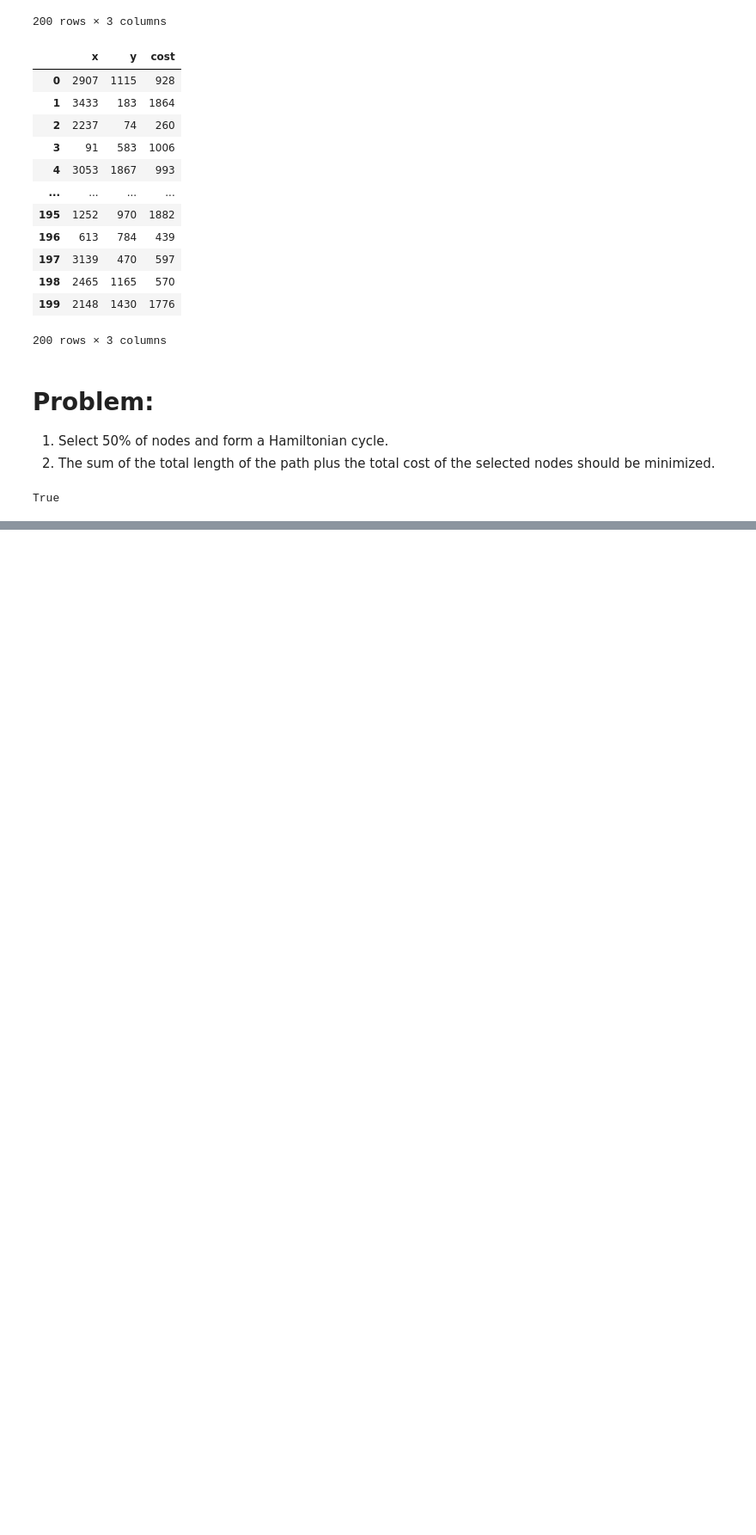
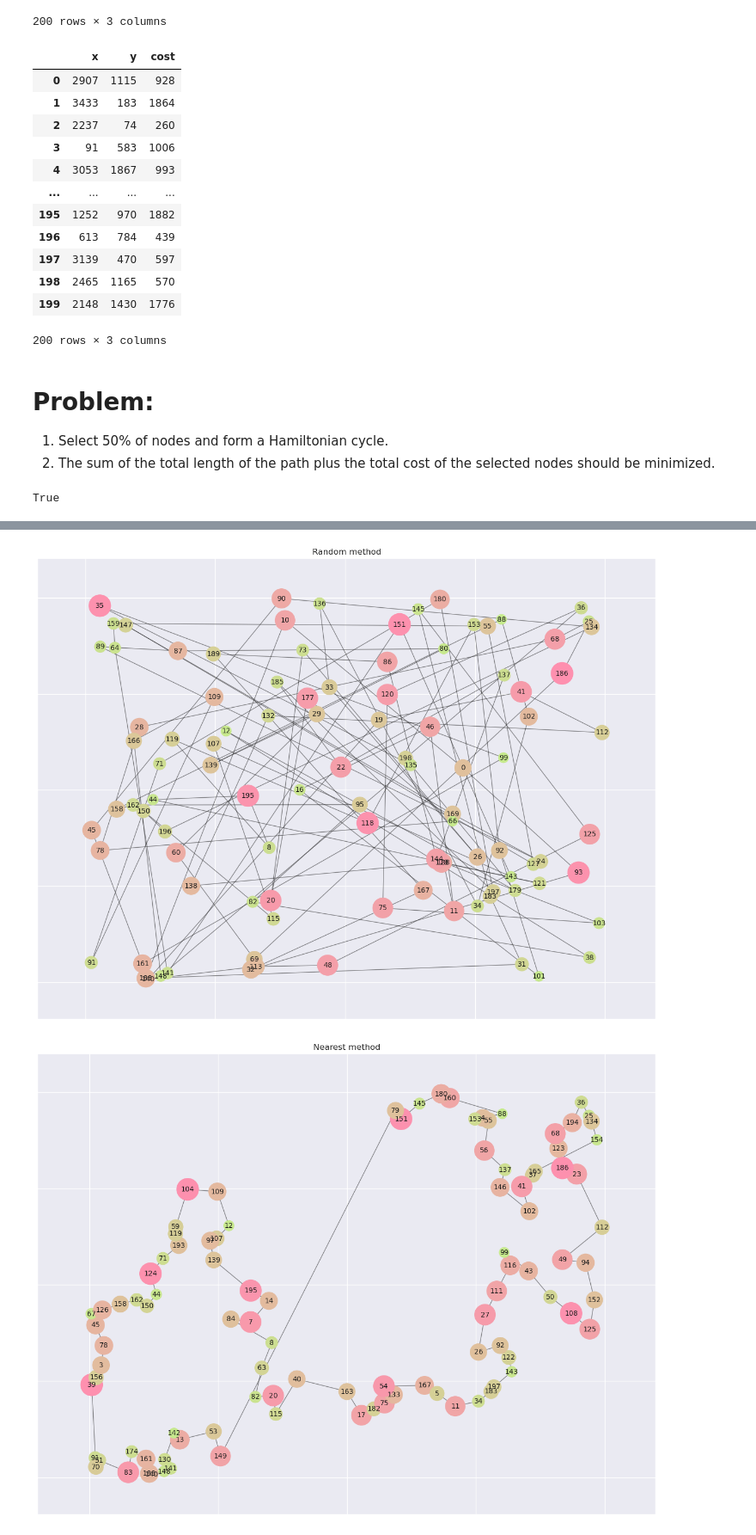
Before and after one commit to Vosloo/evolutionary-computation-labs, a Jupyter notebook: lab_1/first.ipynb, the cells around one changed output, grey strips where cells are left out. Shown at 86% size. Drawn from its saved outputs; the diff is of its cells as text; code cells hidden in the pictures; blank space fills up the shorter version.

```diff
--- a/lab_1/first.ipynb
+++ b/lab_1/first.ipynb
@@ -319,0 +391,2 @@ plt.show()
+# %%
+nodes = [Node(i, x, y, cost) for i, (x, y, cost) in enumerate(zip(df_b.x, df_b.y, df_b.cost))]
@@ -319,0 +400,11 @@ plt.show()
+# %%
+grades: dict[str, Grade] = {}
+no_runs = len(nodes)
+no_runs = 200
+
+for method in [random, nearest, greedy]:
+    method_name = method.__name__
+    print(f"Running {method_name} method for {no_runs} runs")
+    start = perf_counter()
+    grades[method_name] = grade_method(nodes, method, no_runs)
+    print(f"Finished {method_name} method in {perf_counter() - start:.2f}s")
@@ -319,0 +418,3 @@ plt.show()
+# %%
+for method_name, grade in grades.items():
+    print(grade)
@@ -319,0 +439,6 @@ plt.show()
+# %%
+for method_name, grade in grades.items():
+    visualise_solution(grade.best_run.nodes, method_name)
+# %% [output]
+[figure, added]
+[figure, added]
```
Also changed, not shown: parts of 23 cells of this notebook.
